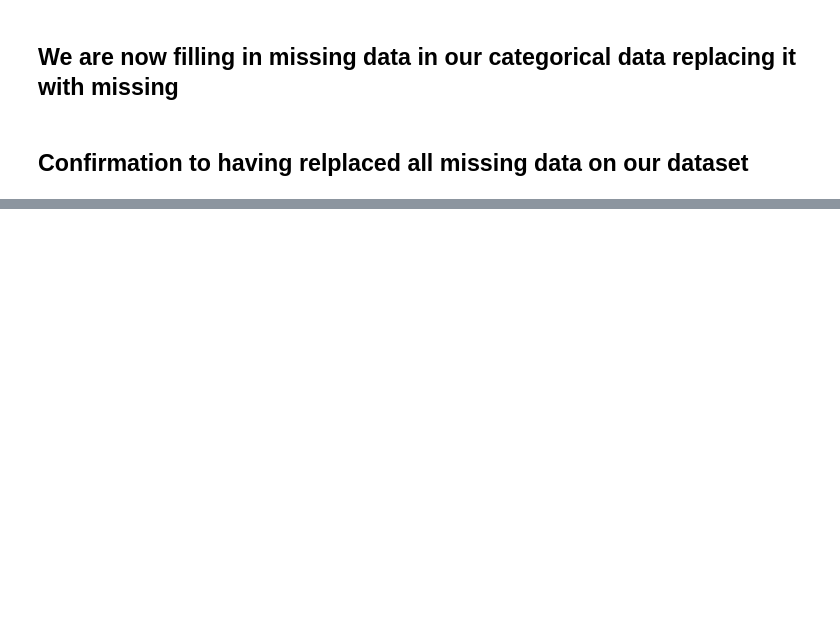
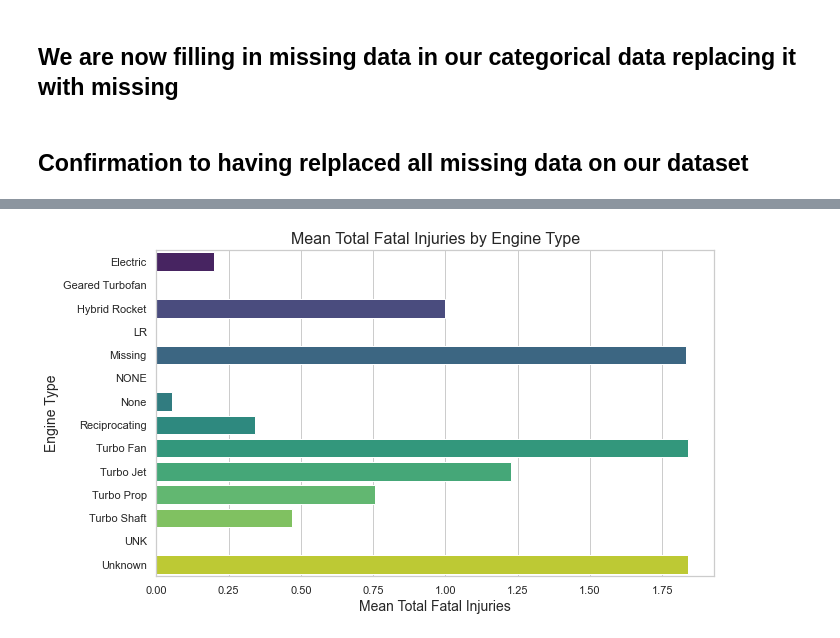
Before and after one commit to Dollcode-coder/dsc-phase-1-project-v3, a Jupyter notebook: student.ipynb, the cells around one changed output, grey strips where cells are left out. Cells and saved outputs as stored; diff of their text form; code cells hidden in the pictures; blank space fills up the shorter version.

```diff
--- a/student.ipynb
+++ b/student.ipynb
@@ -196,0 +338,24 @@ dtype: int64
+# %%
+#grouped_by_Engine_Type = grouped_by_model.reset_index()
+#df.group('Engine.Type').agg['Total.Fatal.Injuries'].mean
+# Group the DataFrame by 'Engine.Type' and calculate the mean of 'Total.Fatal.Injuries'
+mean_injuries = df.groupby('Engine.Type')['Total.Fatal.Injuries'].mean().reset_index()
+
+# Optional: if you want to rename the columns for clarity
+mean_injuries.columns = ['Engine.Type', 'Mean.Total.Fatal.Injuries']
+
+sns.set(style="whitegrid")
+
+# Create a horizontal bar plot
+plt.figure(figsize=(10, 6))
+sns.barplot(x='Mean.Total.Fatal.Injuries', y='Engine.Type', data=mean_injuries, palette='viridis')
+
+# Add titles and labels
+plt.title('Mean Total Fatal Injuries by Engine Type', fontsize=16)
+plt.xlabel('Mean Total Fatal Injuries', fontsize=14)
+plt.ylabel('Engine Type', fontsize=14)
+
+# Show the plot
+plt.show()
+# %% [output]
+[figure, added]
```
Also changed, not shown: parts of 23 cells of this notebook.
